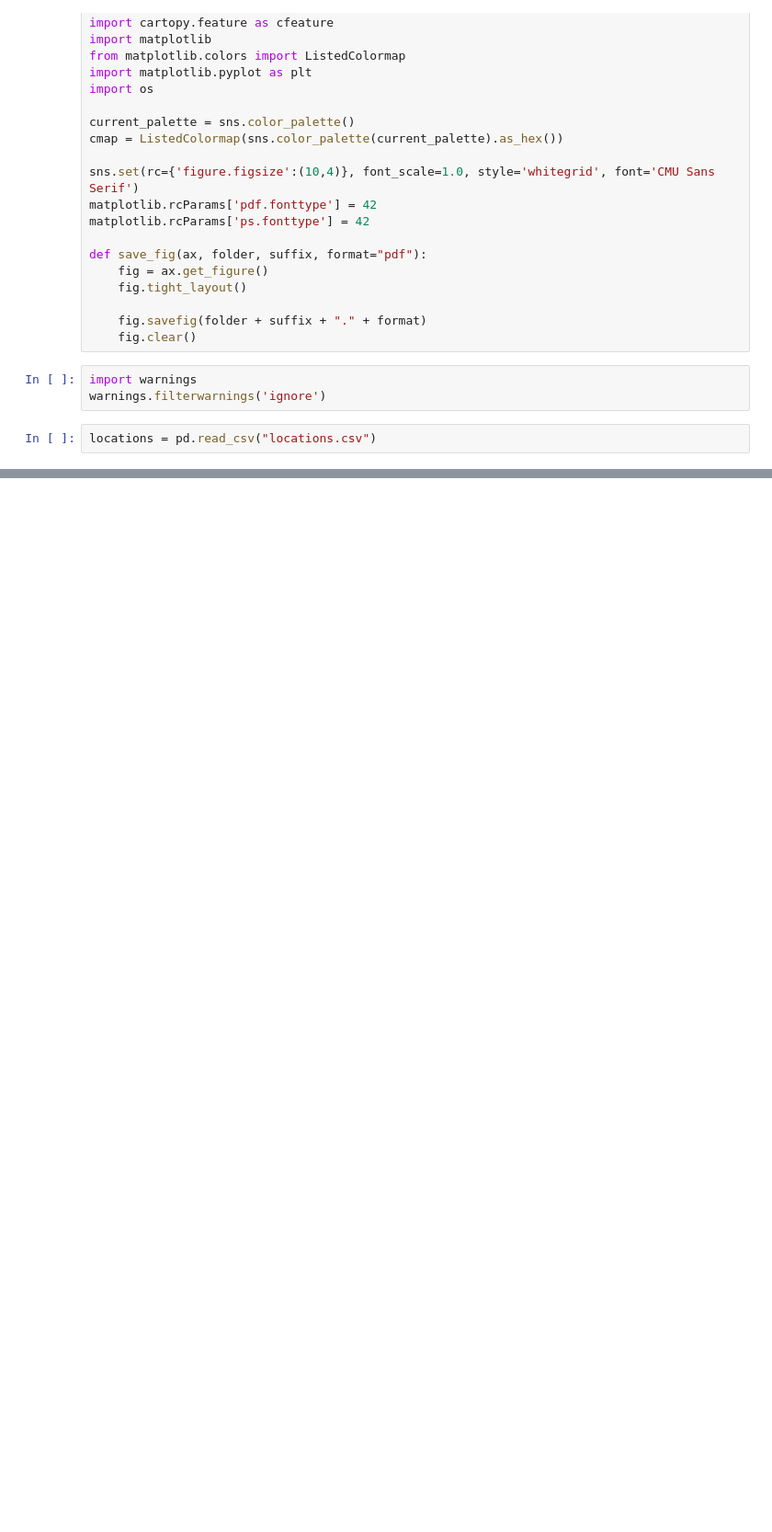
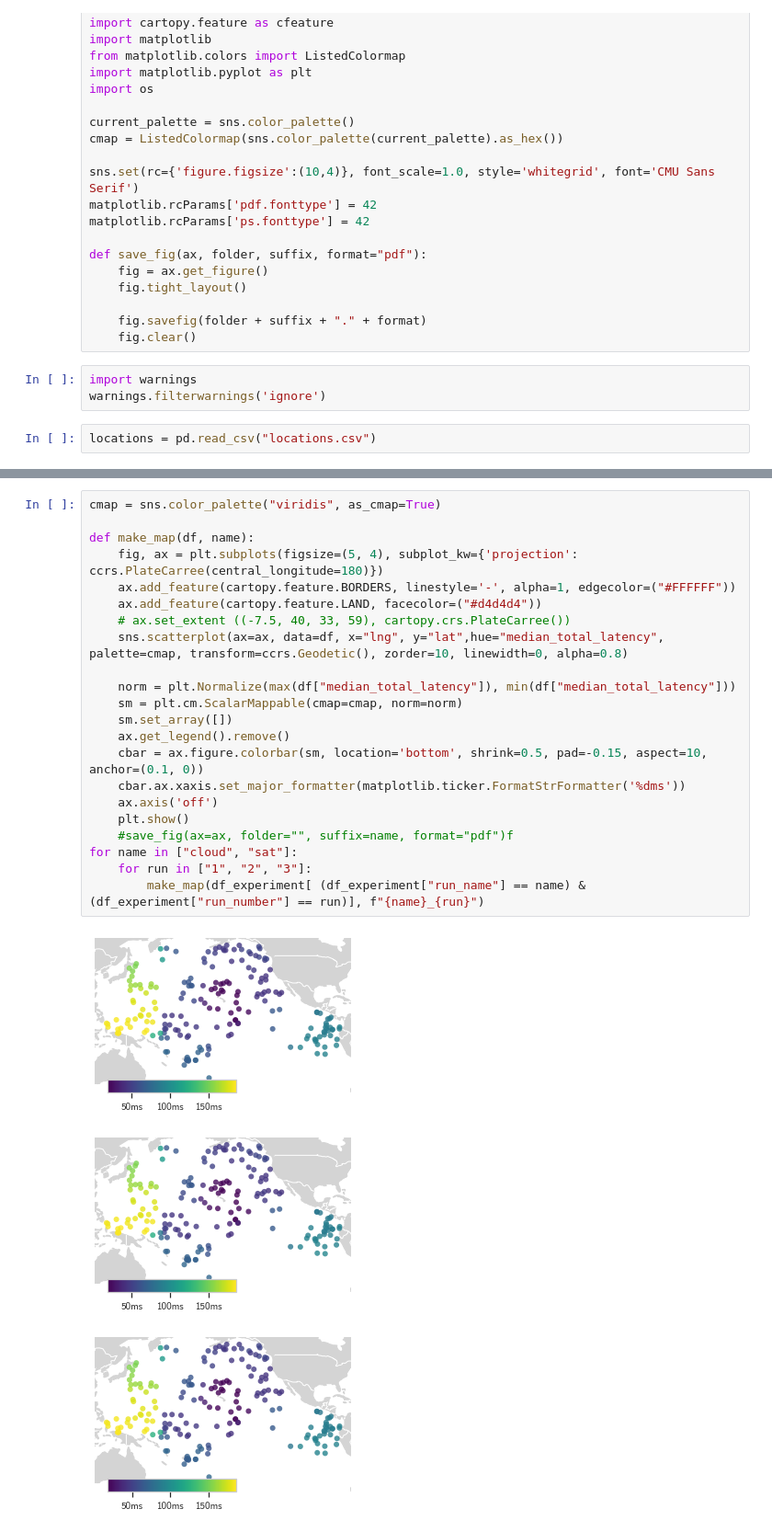
Before and after one commit to OpenFogStack/celestial-buoy-evaluation, a Jupyter notebook: analysis.ipynb, the cells around one changed output, grey strips where cells are left out. Shown at 92% size. Drawn from its saved outputs; the diff is of its cells as text; blank space fills up the shorter version.

```diff
--- a/analysis.ipynb
+++ b/analysis.ipynb
@@ -143,0 +181,26 @@ FileNotFoundError: [Errno 2] No such file or directory: './results/results-test-
+# %%
+cmap = sns.color_palette("viridis", as_cmap=True)
+
+def make_map(df, name):
+    fig, ax = plt.subplots(figsize=(5, 4), subplot_kw={'projection': ccrs.PlateCarree(central_longitude=180)})
+    ax.add_feature(cartopy.feature.BORDERS, linestyle='-', alpha=1, edgecolor=("#FFFFFF"))
+    ax.add_feature(cartopy.feature.LAND, facecolor=("#d4d4d4"))
+    # ax.set_extent ((-7.5, 40, 33, 59), cartopy.crs.PlateCarree())
+    sns.scatterplot(ax=ax, data=df, x="lng", y="lat",hue="median_total_latency", palette=cmap, transform=ccrs.Geodetic(), zorder=10, linewidth=0, alpha=0.8)
+
+    norm = plt.Normalize(max(df["median_total_latency"]), min(df["median_total_latency"]))
+    sm = plt.cm.ScalarMappable(cmap=cmap, norm=norm)
+    sm.set_array([])
+    ax.get_legend().remove()
+    cbar = ax.figure.colorbar(sm, location='bottom', shrink=0.5, pad=-0.15, aspect=10, anchor=(0.1, 0))
+    cbar.ax.xaxis.set_major_formatter(matplotlib.ticker.FormatStrFormatter('%dms'))
+    ax.axis('off')
+    plt.show()
+    #save_fig(ax=ax, folder="", suffix=name, format="pdf")f
+for name in ["cloud", "sat"]:
+    for run in ["1", "2", "3"]:
+        make_map(df_experiment[ (df_experiment["run_name"] == name) &(df_experiment["run_number"] == run)], f"{name}_{run}")
+# %% [output]
+[figure, added]
+[figure, added]
+[figure, added]
```
Also changed, not shown: parts of 19 cells of this notebook, 7 other files.
